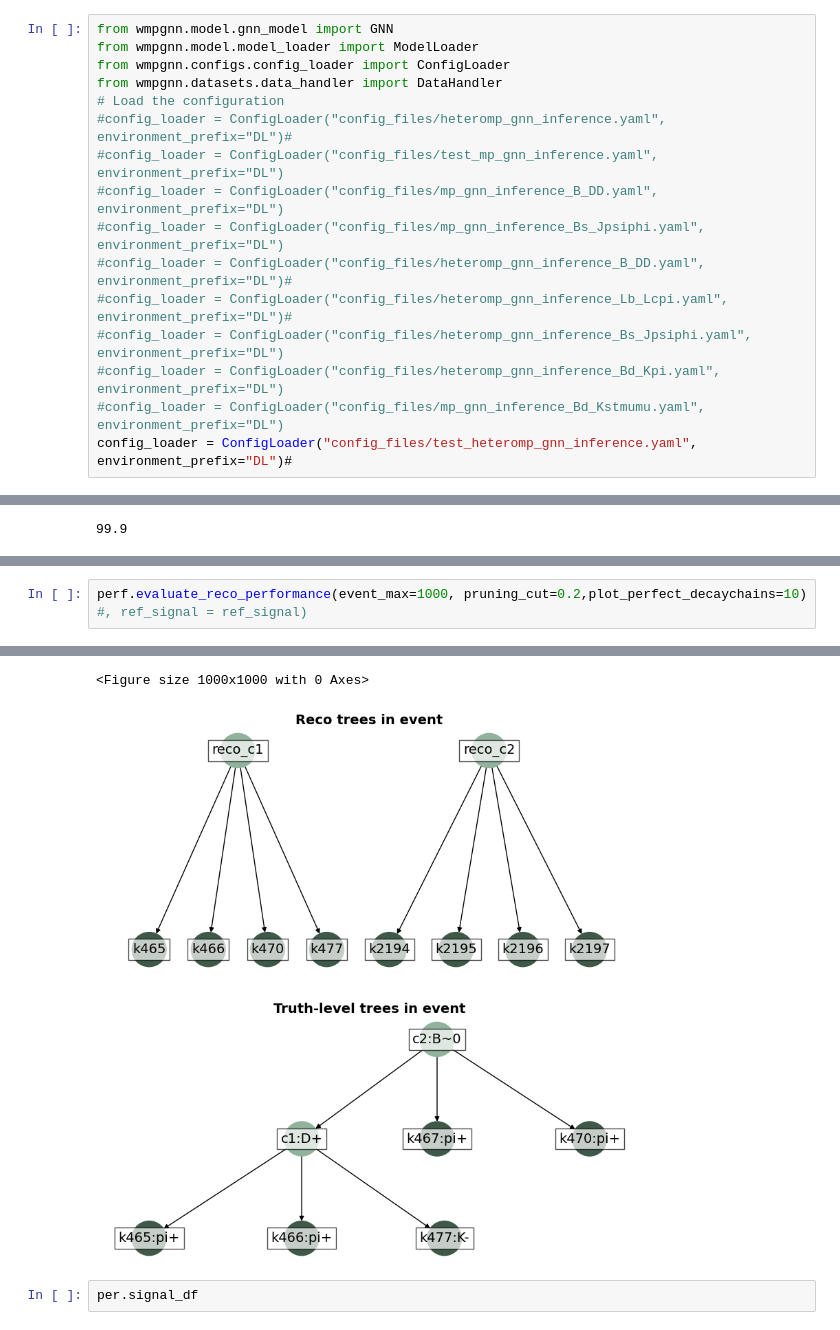
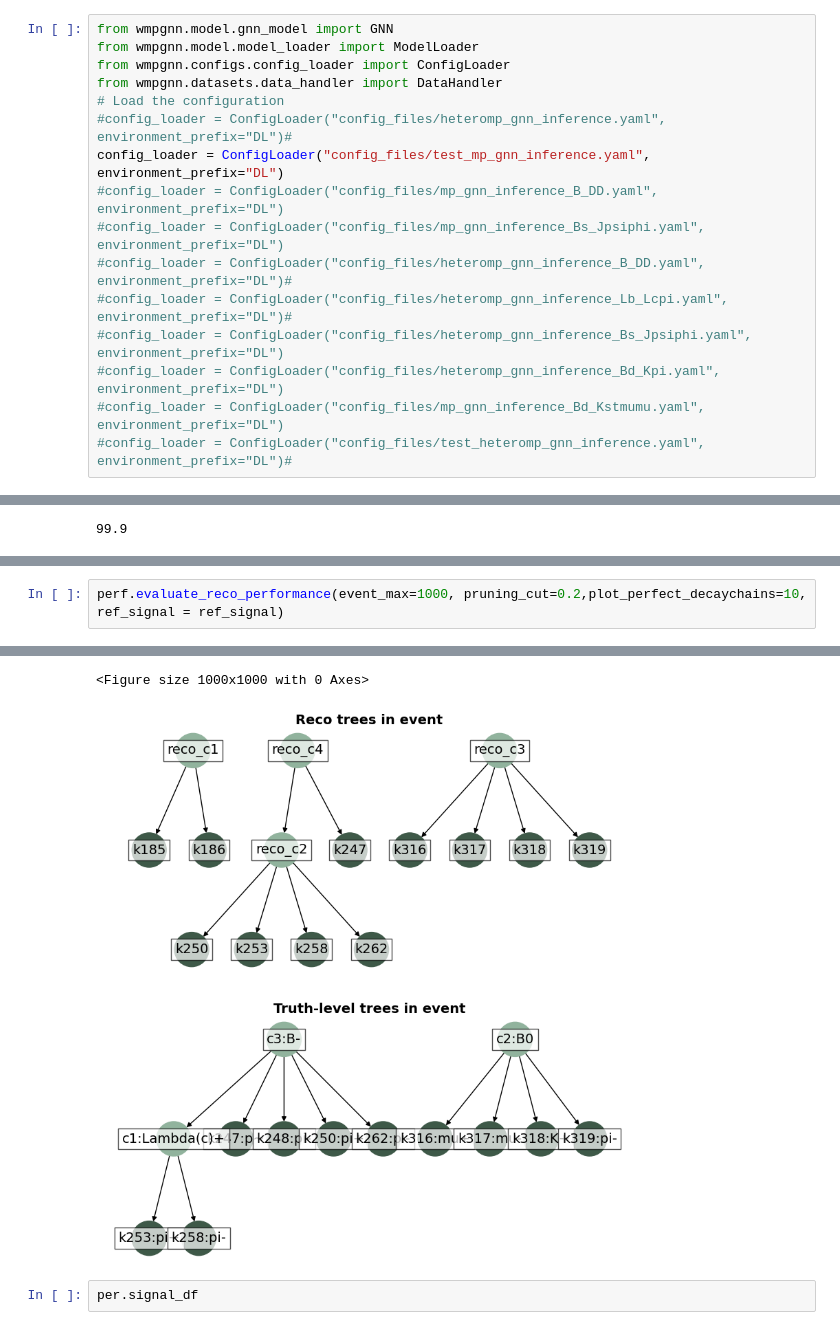
Before and after one commit to willsutcliffe/scalable_mtl_hgnn, a Jupyter notebook: Refactoring_perf.ipynb, the cells around one changed output, grey strips where cells are left out. Drawn from its saved outputs; the diff is of its cells as text.

```diff
--- a/Refactoring_perf.ipynb
+++ b/Refactoring_perf.ipynb
@@ -23,7 +23,7 @@ from wmpgnn.configs.config_loader import ConfigLoader
 from wmpgnn.datasets.data_handler import DataHandler
 # Load the configuration
 #config_loader = ConfigLoader("config_files/heteromp_gnn_inference.yaml", environment_prefix="DL")#
-#config_loader = ConfigLoader("config_files/test_mp_gnn_inference.yaml", environment_prefix="DL")
+config_loader = ConfigLoader("config_files/test_mp_gnn_inference.yaml", environment_prefix="DL")
 #config_loader = ConfigLoader("config_files/mp_gnn_inference_B_DD.yaml", environment_prefix="DL")
 #config_loader = ConfigLoader("config_files/mp_gnn_inference_Bs_Jpsiphi.yaml", environment_prefix="DL")
 #config_loader = ConfigLoader("config_files/heteromp_gnn_inference_B_DD.yaml", environment_prefix="DL")#
@@ -31,7 +31,7 @@ from wmpgnn.datasets.data_handler import DataHandler
 #config_loader = ConfigLoader("config_files/heteromp_gnn_inference_Bs_Jpsiphi.yaml", environment_prefix="DL")
 #config_loader = ConfigLoader("config_files/heteromp_gnn_inference_Bd_Kpi.yaml", environment_prefix="DL")
 #config_loader = ConfigLoader("config_files/mp_gnn_inference_Bd_Kstmumu.yaml", environment_prefix="DL")
-config_loader = ConfigLoader("config_files/test_heteromp_gnn_inference.yaml", environment_prefix="DL")#
+#config_loader = ConfigLoader("config_files/test_heteromp_gnn_inference.yaml", environment_prefix="DL")#
 # %%
 config_loader.get('dataset')
 # %% [output]
@@ -79,4 +84,4 @@ ref_signal = (signal_decay, cc_signal_decay)
 # %%
-perf.evaluate_reco_performance(event_max=1000, pruning_cut=0.2,plot_perfect_decaychains=10) #, ref_signal = ref_signal)
+perf.evaluate_reco_performance(event_max=1000, pruning_cut=0.2,plot_perfect_decaychains=10, ref_signal = ref_signal)
 # %% [output]
 0
@@ -98,16 +103,16 @@ Event & 12.1 & 33.7 & 34.0 & 20.2 \\
 \bottomrule
 \end{tabular}
 <Figure size 640x480 with 0 Axes>
 <Figure size 1000x1000 with 0 Axes>
 <Figure size 1000x1000 with 0 Axes>
 <Figure size 1000x1000 with 0 Axes>
 <Figure size 1000x1000 with 0 Axes>
 <Figure size 1000x1000 with 0 Axes>
 <Figure size 1000x1000 with 0 Axes>
 <Figure size 1000x1000 with 0 Axes>
 <Figure size 1000x1000 with 0 Axes>
 <Figure size 1000x1000 with 0 Axes>
-[figure, old version]
+[figure, new version]
 # %%
 per.signal_df
 # %% [output]
```
Also changed, not shown: parts of 15 cells of this notebook, 3 other files.
